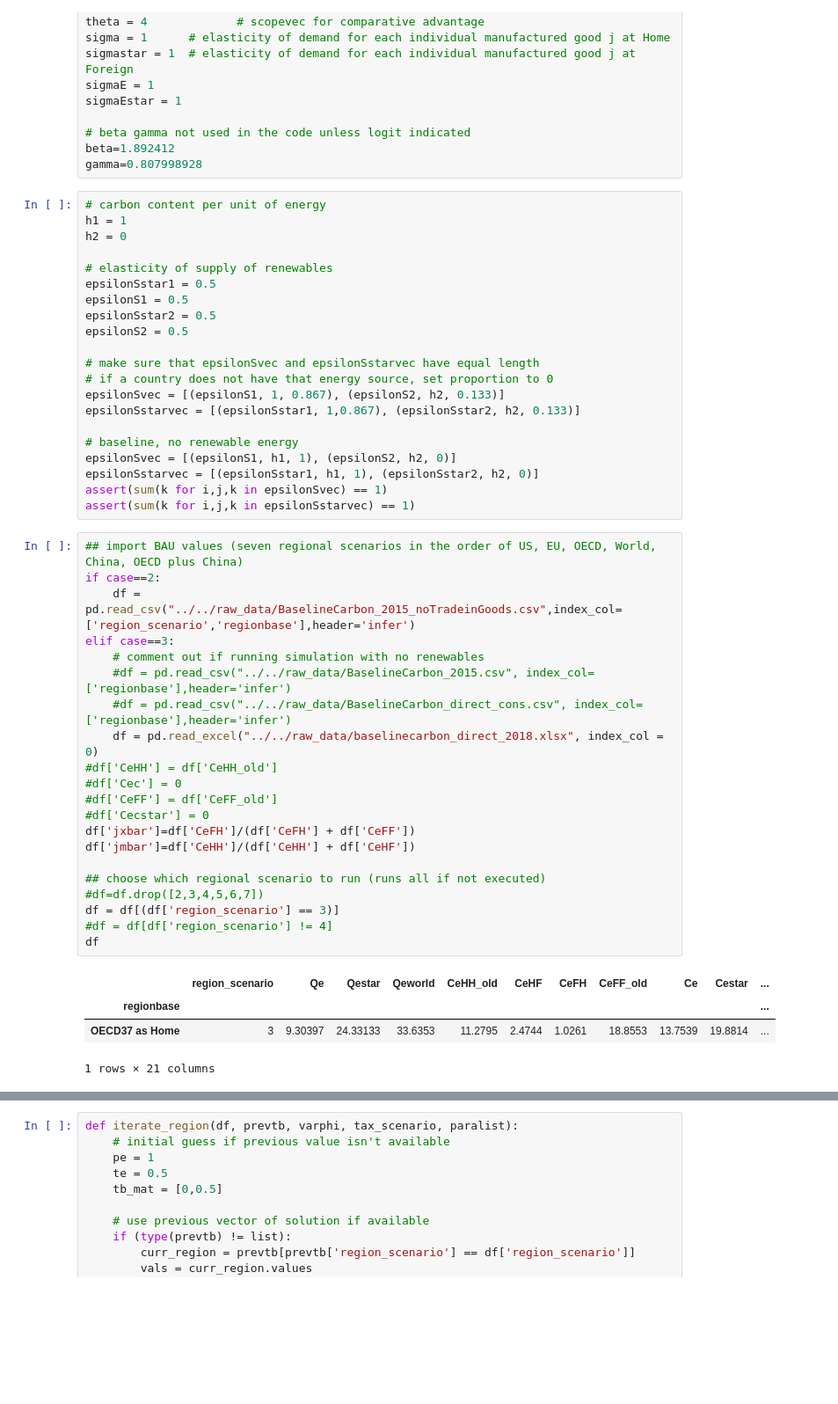
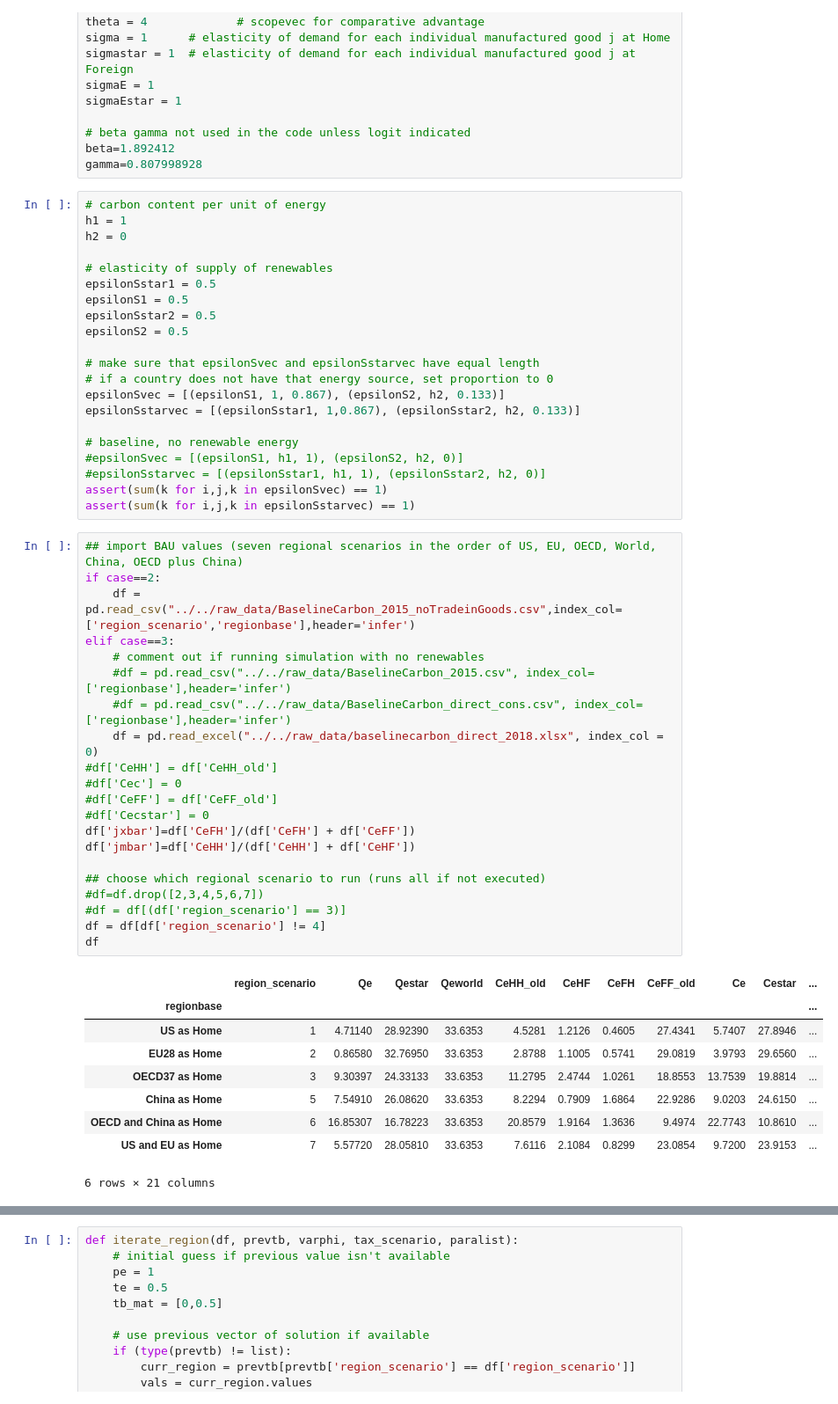
Before and after one commit to VoliCrank/Optimal-Unilateral-Carbon-Policy, a Jupyter notebook: simulation_results/codes/direct_energy_consumption/ces_direct_energy.ipynb, the cells around one changed output, grey strips where cells are left out. Shown at 88% size. Saved outputs shown, nothing was run; the diff lists cells and outputs as text; blank space fills up the shorter version.

```diff
--- a/simulation_results/codes/direct_energy_consumption/ces_direct_energy.ipynb
+++ b/simulation_results/codes/direct_energy_consumption/ces_direct_energy.ipynb
@@ -38,35 +38,40 @@ epsilonSvec = [(epsilonS1, 1, 0.867), (epsilonS2, h2, 0.133)]
 epsilonSstarvec = [(epsilonSstar1, 1,0.867), (epsilonSstar2, h2, 0.133)]
 
 # baseline, no renewable energy
-epsilonSvec = [(epsilonS1, h1, 1), (epsilonS2, h2, 0)]
-epsilonSstarvec = [(epsilonSstar1, h1, 1), (epsilonSstar2, h2, 0)]
+#epsilonSvec = [(epsilonS1, h1, 1), (epsilonS2, h2, 0)]
+#epsilonSstarvec = [(epsilonSstar1, h1, 1), (epsilonSstar2, h2, 0)]
 assert(sum(k for i,j,k in epsilonSvec) == 1)
 assert(sum(k for i,j,k in epsilonSstarvec) == 1)
 # %%
 ## import BAU values (seven regional scenarios in the order of US, EU, OECD, World, China, OECD plus China)
 if case==2:
     df = pd.read_csv("../../raw_data/BaselineCarbon_2015_noTradeinGoods.csv",index_col=['region_scenario','regionbase'],header='infer')
 elif case==3:
     # comment out if running simulation with no renewables
     #df = pd.read_csv("../../raw_data/BaselineCarbon_2015.csv", index_col=['regionbase'],header='infer')
     #df = pd.read_csv("../../raw_data/BaselineCarbon_direct_cons.csv", index_col=['regionbase'],header='infer')
     df = pd.read_excel("../../raw_data/baselinecarbon_direct_2018.xlsx", index_col = 0)
 #df['CeHH'] = df['CeHH_old']
 #df['Cec'] = 0
 #df['CeFF'] = df['CeFF_old']
 #df['Cecstar'] = 0
 df['jxbar']=df['CeFH']/(df['CeFH'] + df['CeFF'])
 df['jmbar']=df['CeHH']/(df['CeHH'] + df['CeHF'])
 
 ## choose which regional scenario to run (runs all if not executed)
 #df=df.drop([2,3,4,5,6,7])
-df = df[(df['region_scenario'] == 3)]
-#df = df[df['region_scenario'] != 4]
+#df = df[(df['region_scenario'] == 3)]
+df = df[df['region_scenario'] != 4]
 df
 # %% [output]
 |  | region_scenario | Qe | Qestar | Qeworld | CeHH_old | CeHF | CeFH | CeFF_old | Ce | Cestar | ... |
 | regionbase |  |  |  |  |  |  |  |  |  |  | ... |
+| US as Home | 1 | 4.71140 | 28.92390 | 33.6353 | 4.5281 | 1.2126 | 0.4605 | 27.4341 | 5.7407 | 27.8946 | ... |
+| EU28 as Home | 2 | 0.86580 | 32.76950 | 33.6353 | 2.8788 | 1.1005 | 0.5741 | 29.0819 | 3.9793 | 29.6560 | ... |
 | OECD37 as Home | 3 | 9.30397 | 24.33133 | 33.6353 | 11.2795 | 2.4744 | 1.0261 | 18.8553 | 13.7539 | 19.8814 | ... |
+| China as Home | 5 | 7.54910 | 26.08620 | 33.6353 | 8.2294 | 0.7909 | 1.6864 | 22.9286 | 9.0203 | 24.6150 | ... |
+| OECD and China as Home | 6 | 16.85307 | 16.78223 | 33.6353 | 20.8579 | 1.9164 | 1.3636 | 9.4974 | 22.7743 | 10.8610 | ... |
+| US and EU as Home | 7 | 5.57720 | 28.05810 | 33.6353 | 7.6116 | 2.1084 | 0.8299 | 23.0854 | 9.7200 | 23.9153 | ... |
-1 rows × 21 columns
+6 rows × 21 columns
 # %%
 #tax_scenario= pd.DataFrame({'tax_sce': ['Unilateral','global','purete','puretc','puretp','EC_hybrid','EP_hybrid','PC_hybrid','EPC_hybrid'], 'Base':[0,1,1,1,1,1,1,1,1]},index=[1,2, 3, 4, 5, 6, 7, 8,9])
```
Also changed, not shown: parts of 6 cells of this notebook, 3 other files.
